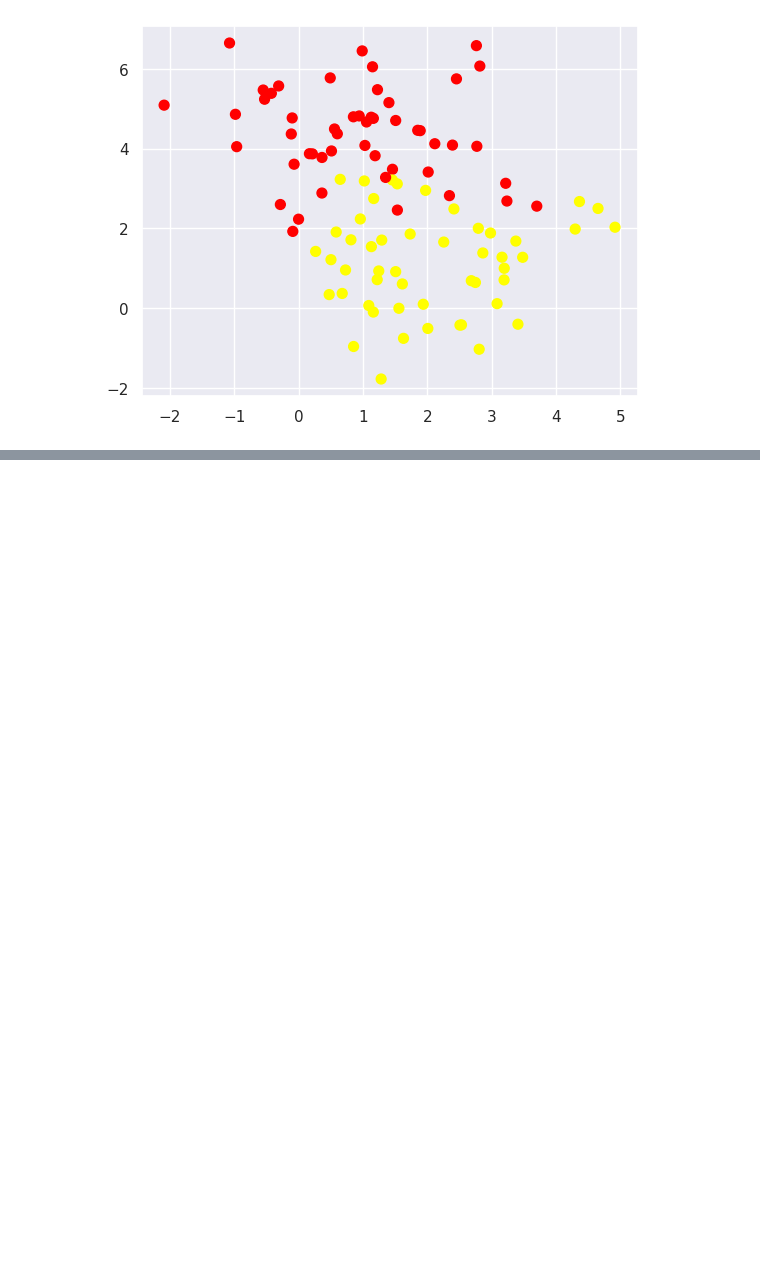
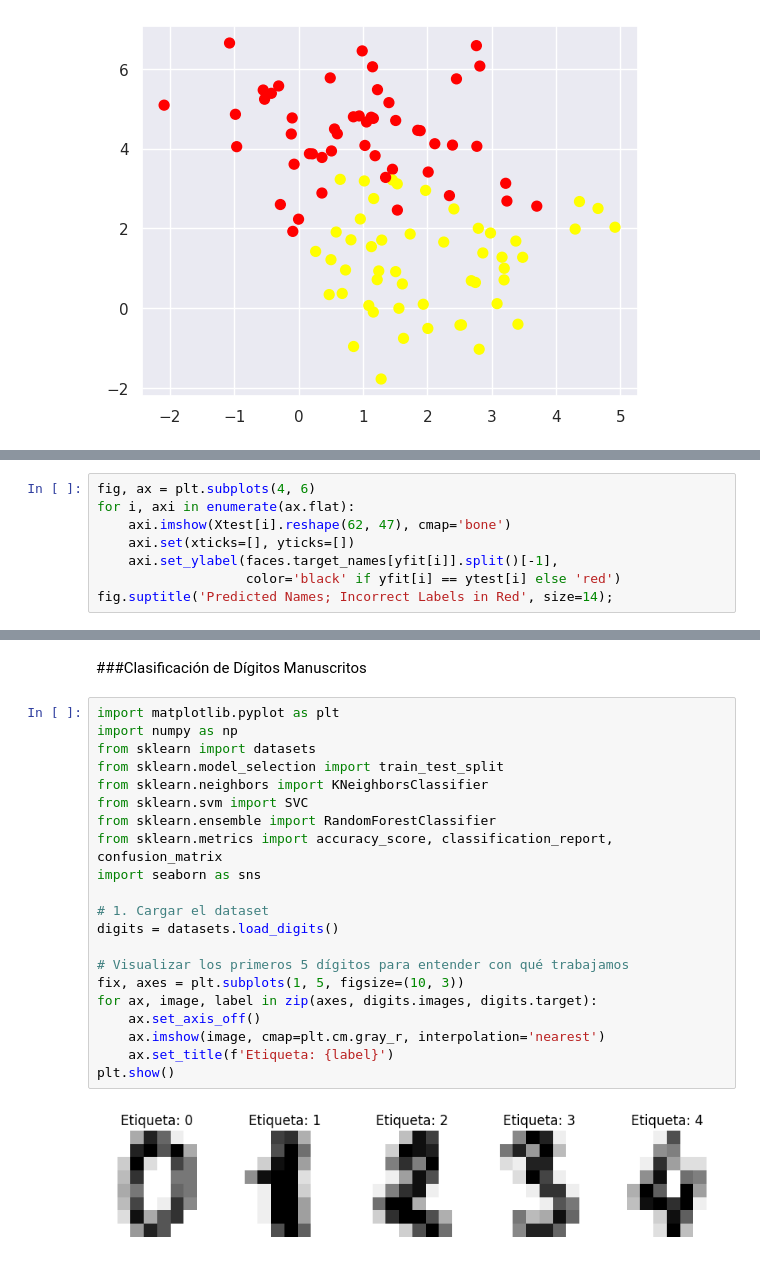
Before and after one commit to MartinezOrtizEduardoAntonio/mineria_de_datos, a Jupyter notebook: untitled1.ipynb, the cells around one changed output, grey strips where cells are left out. Cells and saved outputs as stored; diff of their text form; blank space fills up the shorter version.

```diff
--- a/untitled1.ipynb
+++ b/untitled1.ipynb
@@ -1576,0 +1648,8 @@ plt.scatter(X[:, 0], X[:, 1], c=y, s=50, cmap='autumn');
+# %%
+fig, ax = plt.subplots(4, 6)
+for i, axi in enumerate(ax.flat):
+    axi.imshow(Xtest[i].reshape(62, 47), cmap='bone')
+    axi.set(xticks=[], yticks=[])
+    axi.set_ylabel(faces.target_names[yfit[i]].split()[-1],
+                   color='black' if yfit[i] == ytest[i] else 'red')
+fig.suptitle('Predicted Names; Incorrect Labels in Red', size=14);
@@ -1576,0 +1668,25 @@ plt.scatter(X[:, 0], X[:, 1], c=y, s=50, cmap='autumn');
+# %% [markdown]
+###Clasificación de Dígitos Manuscritos
+# %%
+import matplotlib.pyplot as plt
+import numpy as np
+from sklearn import datasets
+from sklearn.model_selection import train_test_split
+from sklearn.neighbors import KNeighborsClassifier
+from sklearn.svm import SVC
+from sklearn.ensemble import RandomForestClassifier
+from sklearn.metrics import accuracy_score, classification_report, confusion_matrix
+import seaborn as sns
+
+# 1. Cargar el dataset
+digits = datasets.load_digits()
+
+# Visualizar los primeros 5 dígitos para entender con qué trabajamos
+fix, axes = plt.subplots(1, 5, figsize=(10, 3))
+for ax, image, label in zip(axes, digits.images, digits.target):
+    ax.set_axis_off()
+    ax.imshow(image, cmap=plt.cm.gray_r, interpolation='nearest')
+    ax.set_title(f'Etiqueta: {label}')
+plt.show()
+# %% [output]
+[figure, added]
```
Also changed, not shown: parts of 13 cells of this notebook.
